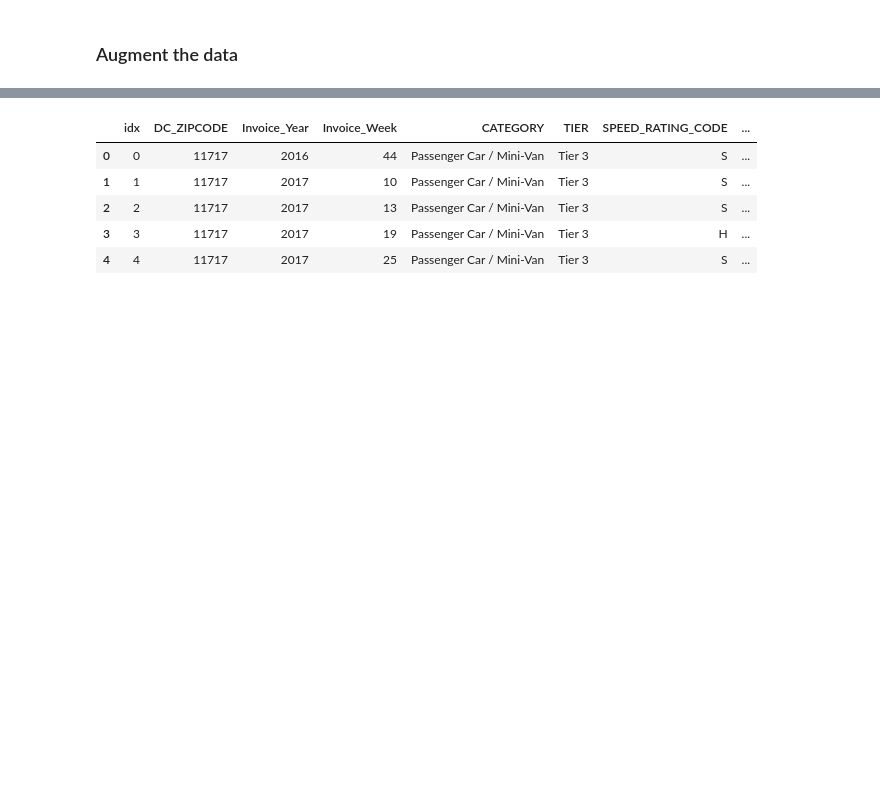
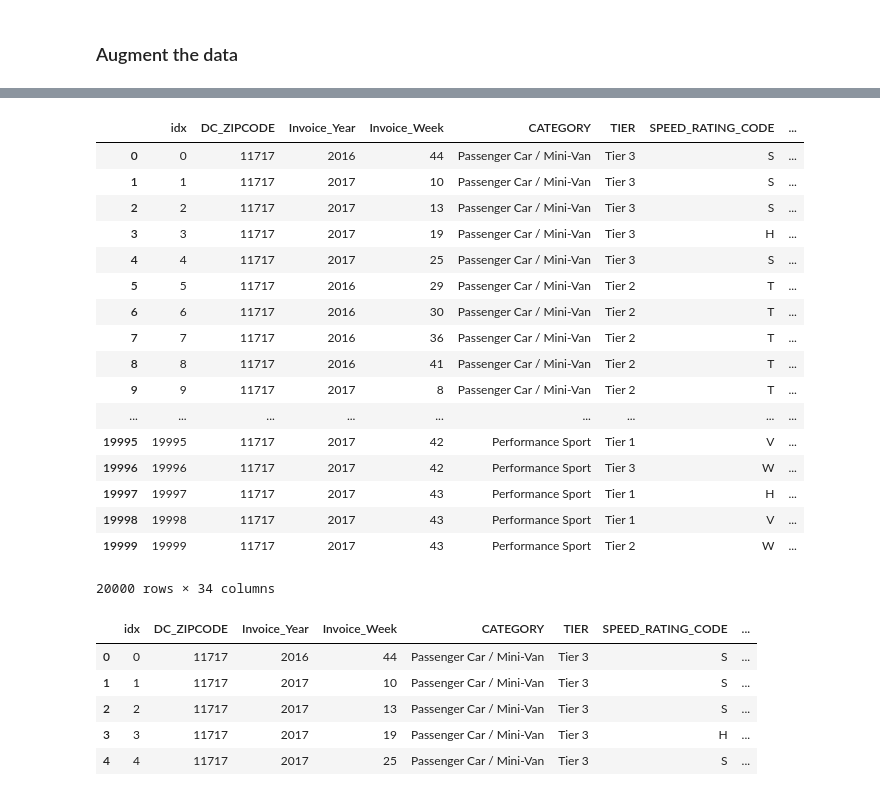
Before and after one commit to thejosephallen/rtw19-hacks, a Jupyter notebook: hackathon-packet/rtw_augment_data.ipynb, the cells around one changed output, grey strips where cells are left out. Drawn from its saved outputs; the diff is of its cells as text; code cells hidden in the pictures; blank space fills up the shorter version.

Commit message:
Add zipcode features

```diff
--- a/hackathon-packet/rtw_augment_data.ipynb
+++ b/hackathon-packet/rtw_augment_data.ipynb
@@ -84,3 +96,24 @@ X_train["DC_ZIPCODE_POPULATION"] = X_train["DC_ZIPCODE"].map(lambda zipcode: zip
+# %%
+X_train.head(20000).join(atd_populations.set_index('Zipcode'), on='DC_ZIPCODE')
+# %% [output]
+|  | idx | DC_ZIPCODE | Invoice_Year | Invoice_Week | CATEGORY | TIER | SPEED_RATING_CODE | ... |
+| 0 | 0 | 11717 | 2016 | 44 | Passenger Car / Mini-Van | Tier 3 | S | ... |
+| 1 | 1 | 11717 | 2017 | 10 | Passenger Car / Mini-Van | Tier 3 | S | ... |
+| 2 | 2 | 11717 | 2017 | 13 | Passenger Car / Mini-Van | Tier 3 | S | ... |
+| 3 | 3 | 11717 | 2017 | 19 | Passenger Car / Mini-Van | Tier 3 | H | ... |
+| 4 | 4 | 11717 | 2017 | 25 | Passenger Car / Mini-Van | Tier 3 | S | ... |
+| 5 | 5 | 11717 | 2016 | 29 | Passenger Car / Mini-Van | Tier 2 | T | ... |
+| 6 | 6 | 11717 | 2016 | 30 | Passenger Car / Mini-Van | Tier 2 | T | ... |
+| 7 | 7 | 11717 | 2016 | 36 | Passenger Car / Mini-Van | Tier 2 | T | ... |
+| 8 | 8 | 11717 | 2016 | 41 | Passenger Car / Mini-Van | Tier 2 | T | ... |
+| 9 | 9 | 11717 | 2017 | 8 | Passenger Car / Mini-Van | Tier 2 | T | ... |
+| ... | ... | ... | ... | ... | ... | ... | ... | ... |
+| 19995 | 19995 | 11717 | 2017 | 42 | Performance Sport | Tier 1 | V | ... |
+| 19996 | 19996 | 11717 | 2017 | 42 | Performance Sport | Tier 3 | W | ... |
+| 19997 | 19997 | 11717 | 2017 | 43 | Performance Sport | Tier 1 | H | ... |
+| 19998 | 19998 | 11717 | 2017 | 43 | Performance Sport | Tier 1 | V | ... |
+| 19999 | 19999 | 11717 | 2017 | 43 | Performance Sport | Tier 2 | W | ... |
+20000 rows × 34 columns
 # %%
 X_train.head()
 # %% [output]
```
Also changed, not shown: parts of 2 cells of this notebook, 1 other file.
